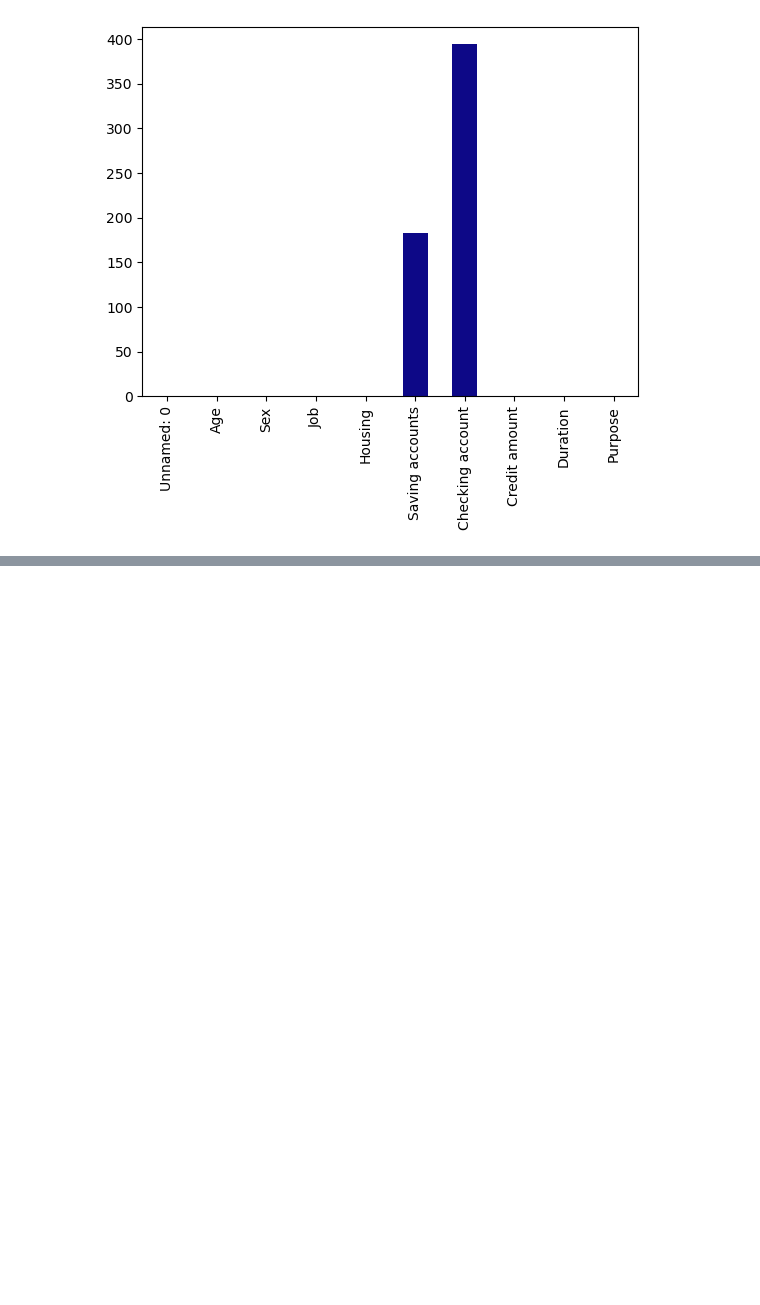
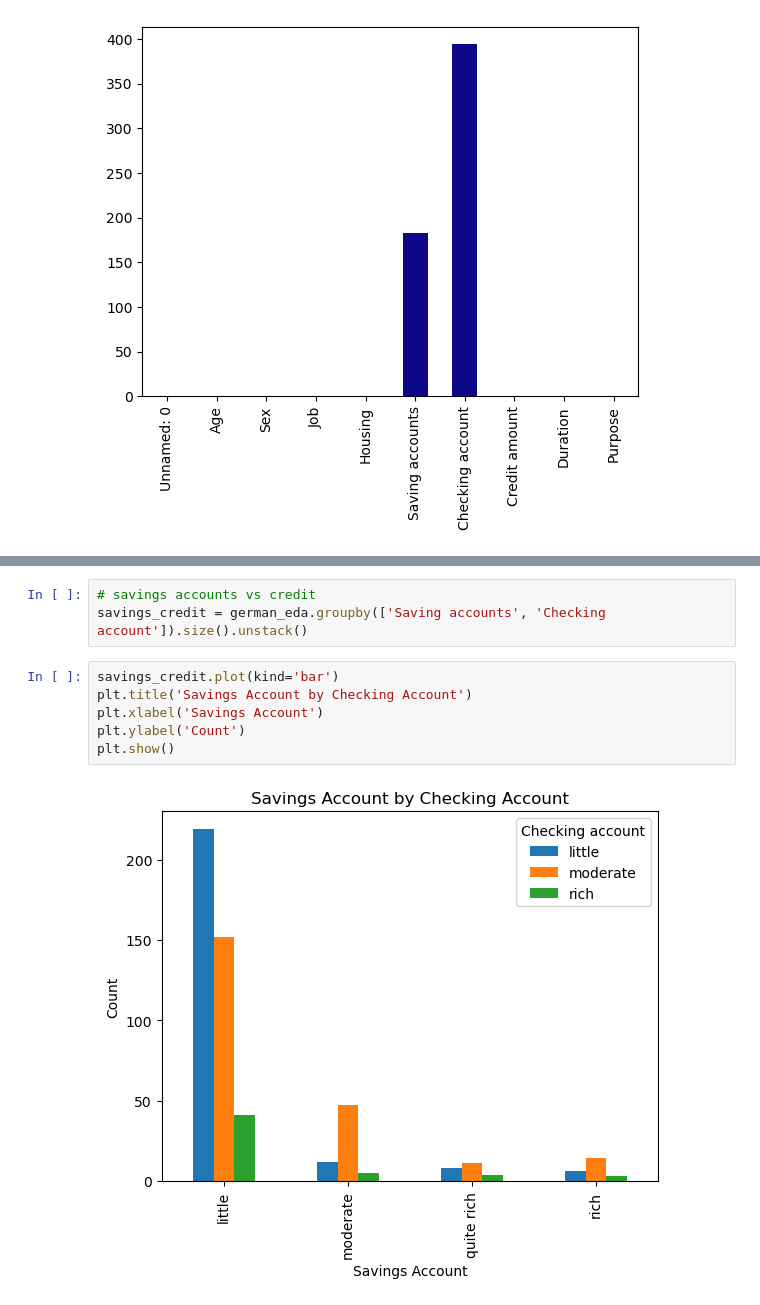
Before and after one commit to itsmearafik/Credit-Risk-Segmentation-Finance-, a Jupyter notebook: notebooks/app.ipynb, the cells around one changed output, grey strips where cells are left out. Cells and saved outputs as stored; diff of their text form; blank space fills up the shorter version.

```diff
--- a/notebooks/app.ipynb
+++ b/notebooks/app.ipynb
@@ -101,0 +153,11 @@ sex_counts = german_eda
+# %%
+# savings accounts vs credit
+savings_credit = german_eda.groupby(['Saving accounts', 'Checking account']).size().unstack()
+# %%
+savings_credit.plot(kind='bar')
+plt.title('Savings Account by Checking Account')
+plt.xlabel('Savings Account')
+plt.ylabel('Count')
+plt.show()
+# %% [output]
+[figure, added]
```
Also changed, not shown: parts of 16 cells of this notebook.
